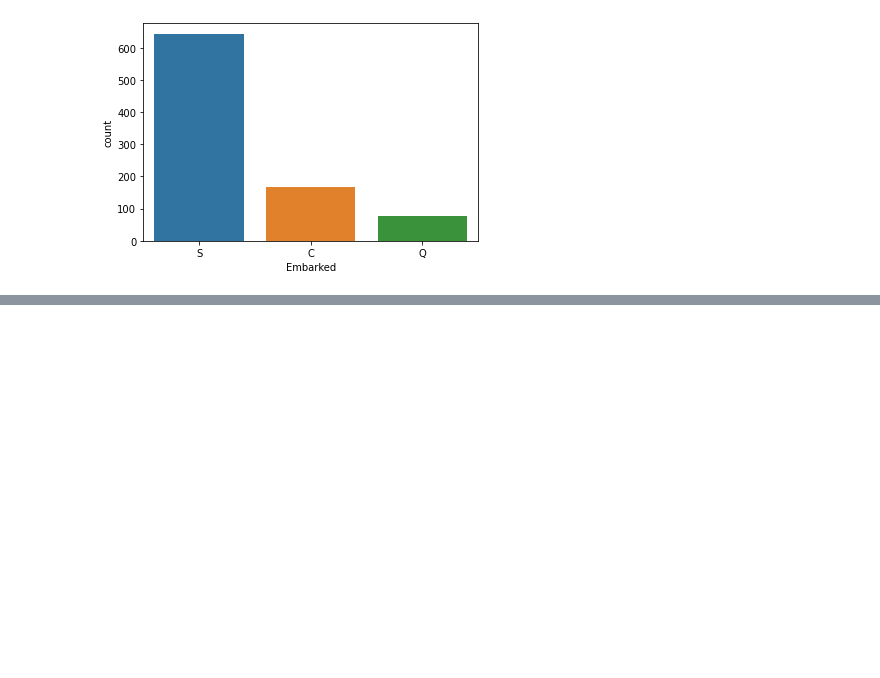
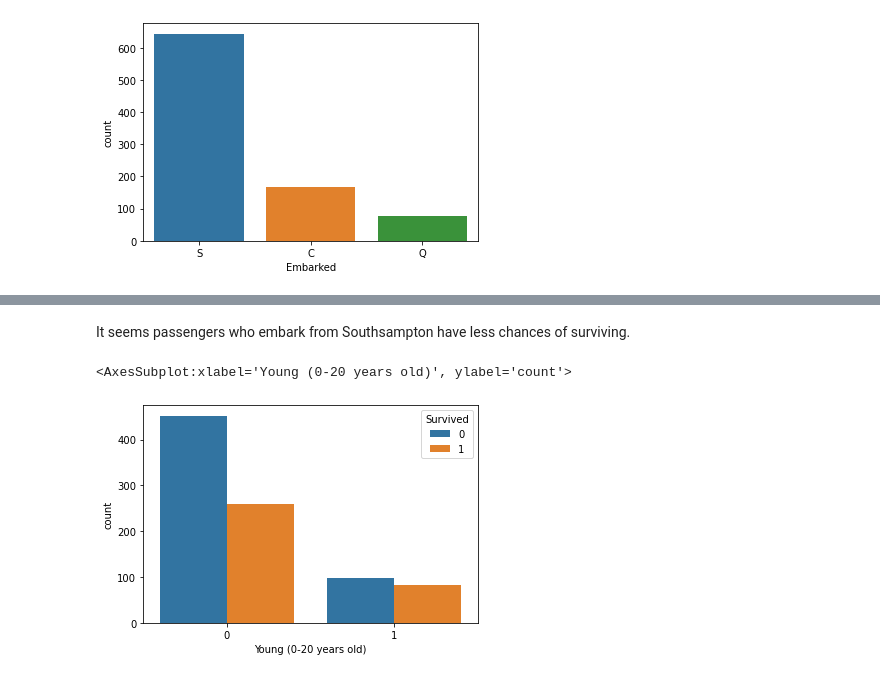
Before and after one commit to cmmm976/TitanicDSproject, a Jupyter notebook: eda.ipynb, the cells around one changed output, grey strips where cells are left out. Saved outputs shown, nothing was run; the diff lists cells and outputs as text; code cells hidden in the pictures; blank space fills up the shorter version.

```diff
--- a/eda.ipynb
+++ b/eda.ipynb
@@ -203,0 +251,7 @@ trainingSet['Expensive (>31$)'] = trainingSet['Age'].apply(lambda x: 1 if x>31
+# %% [markdown]
+It seems passengers who embark from Southsampton have less chances of surviving.
+# %%
+sns.countplot(x=trainingSet["Young (0-20 years old)"],hue=trainingSet["Survived"])
+# %% [output]
+<AxesSubplot:xlabel='Young (0-20 years old)', ylabel='count'>
+[figure, added]
```
Also changed, not shown: parts of 23 cells of this notebook.
